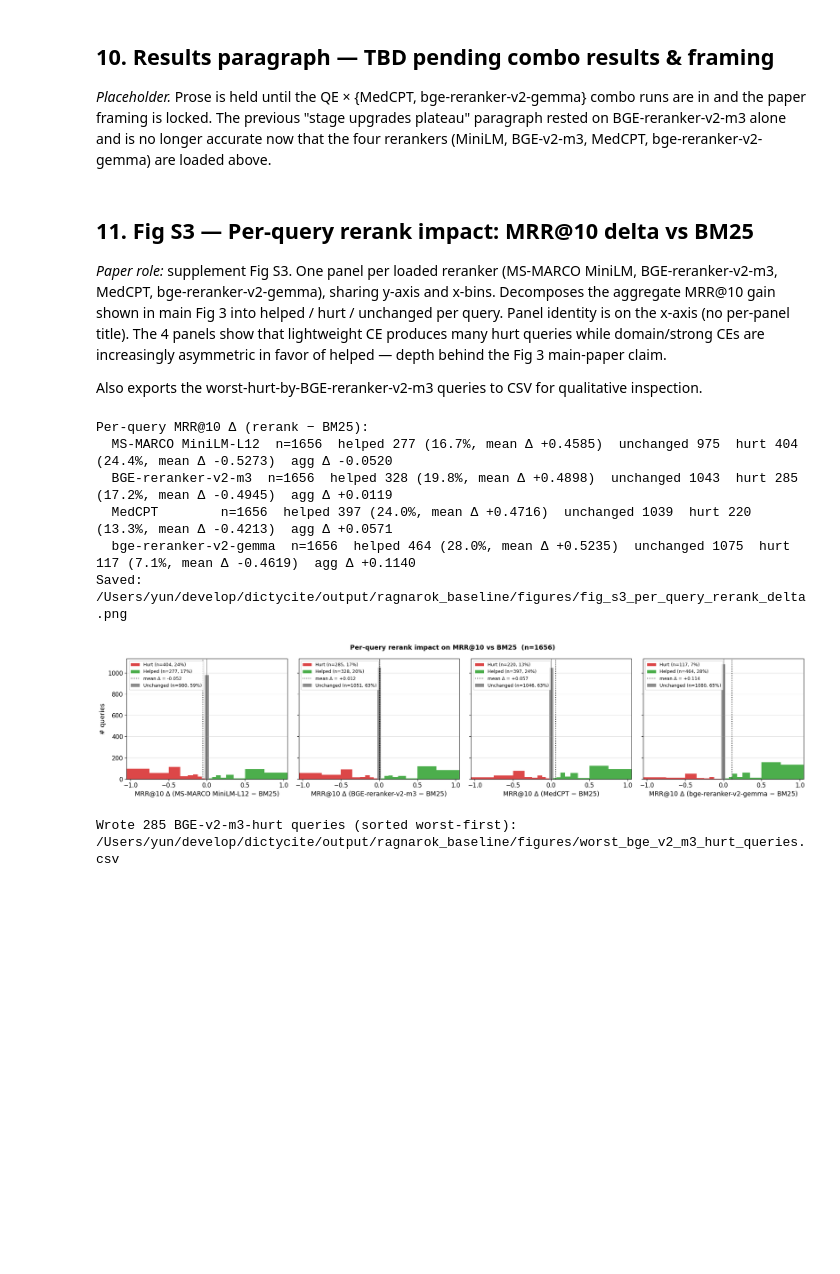
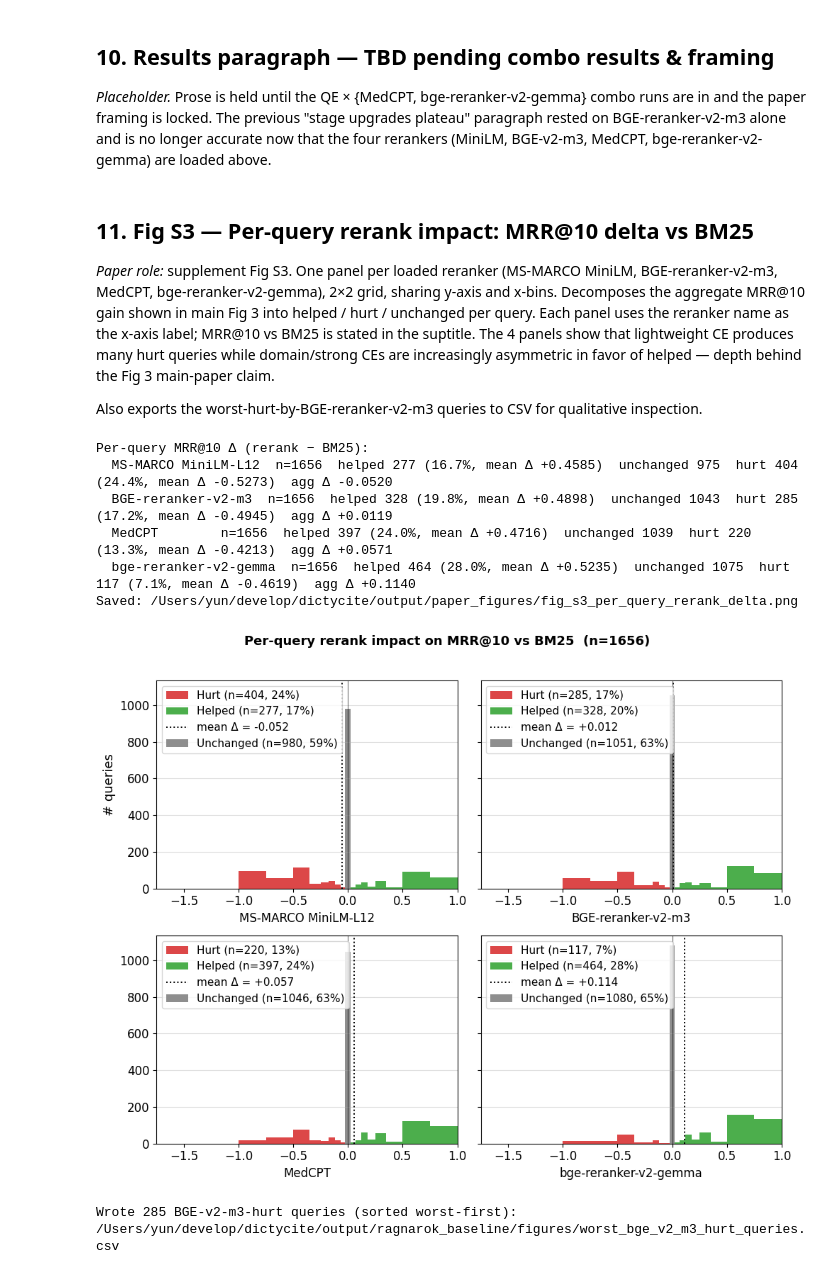
Before and after one commit to fulaibaowang/dictycite, a Jupyter notebook: notebooks/ragnarok_comparison.ipynb, the cells around one changed output. Drawn from its saved outputs; the diff is of its cells as text; code cells hidden in the pictures; blank space fills up the shorter version.

```diff
--- a/notebooks/ragnarok_comparison.ipynb
+++ b/notebooks/ragnarok_comparison.ipynb
@@ -620,9 +620,10 @@ above.
 ## 11. Fig S3 — Per-query rerank impact: MRR@10 delta vs BM25
 
 *Paper role:* supplement Fig S3. One panel per loaded reranker (MS-MARCO
-MiniLM, BGE-reranker-v2-m3, MedCPT, bge-reranker-v2-gemma), sharing y-axis and x-bins.
+MiniLM, BGE-reranker-v2-m3, MedCPT, bge-reranker-v2-gemma), 2×2 grid, sharing y-axis and x-bins.
 Decomposes the aggregate MRR@10 gain shown in main Fig 3 into helped /
-hurt / unchanged per query. Panel identity is on the x-axis (no per-panel title).
+hurt / unchanged per query. Each panel uses the reranker name as the x-axis label;
+MRR@10 vs BM25 is stated in the suptitle.
 The 4 panels show that lightweight CE produces
 many hurt queries while domain/strong CEs are increasingly asymmetric in
 favor of helped — depth behind the Fig 3 main-paper claim.
@@ -639,9 +640,13 @@ def _delta_arrays(rerank_run: dict[str, list[str]], k: int = 10):
 
 
 bins = np.concatenate([
-    np.array([-1.05, -0.75, -0.5, -0.35, -0.25, -0.18, -0.12, -0.07, -0.025]),
-    np.array([0.025, 0.07, 0.12, 0.18, 0.25, 0.35, 0.5, 0.75, 1.05]),
+    # Edges at exactly ±1: MRR deltas lie in [-1, 1]; wider edges (e.g. -1.05) draw bars past ±1.
+    np.array([-1.0, -0.75, -0.5, -0.35, -0.25, -0.18, -0.12, -0.07, -0.025]),
+    np.array([0.025, 0.07, 0.12, 0.18, 0.25, 0.35, 0.5, 0.75, 1.0]),
 ])
+
+# Horizontal range for ΔMRR: slightly wider left than bins gives margin so upper-left legend clears the x≈0 spike.
+FIG_S3_XLIM = (-1.75, 1.0)
 
 fig1b_panels_all = [
     ("frida_ms_marco_minilm_ce", "MS-MARCO MiniLM-L12"),
@@ -652,9 +657,21 @@ fig1b_panels_all = [
 fig1b_panels = [(k, l) for k, l in fig1b_panels_all if k in runs]
 
 n_panels = len(fig1b_panels)
-fig, axes = plt.subplots(1, n_panels, figsize=(5.0 * n_panels, 4.5), sharey=True)
-if n_panels == 1:
-    axes = [axes]
+# 2×2 when four rerankers are present; fall back to a flat row if fewer.
+if n_panels <= 1:
+    fig, axes = plt.subplots(1, max(n_panels, 1), figsize=(5.5, 4.5), sharey=True)
+    axes = np.atleast_1d(axes).ravel().tolist()
+elif n_panels == 4:
+    fig, axes = plt.subplots(2, 2, figsize=(10, 8), sharey=True)
+    axes = axes.ravel().tolist()
+else:
+    ncols = min(2, n_panels)
+    nrows = int(np.ceil(n_panels / ncols))
+    fig, axes_arr = plt.subplots(nrows, ncols, figsize=(5.5 * ncols, 4.5 * nrows), sharey=True)
+    axes_flat = np.atleast_1d(axes_arr).ravel()
+    for j in range(n_panels, len(axes_flat)):
+        axes_flat[j].set_visible(False)
+    axes = axes_flat[:n_panels].tolist()
 
 print("Per-query MRR@10 Δ (rerank − BM25):")
 for ax, (rerank_key, short_label) in zip(axes, fig1b_panels):
@@ -683,41 +700,43 @@ for ax, (rerank_key, short_label) in zip(axes, fig1b_panels):
         deltas[hurt_m], bins=bins, color="#d62728", alpha=0.85,
         label=f"Hurt (n={n_hurt}, {n_hurt/n_total:.0%})",
     )
     ax.hist(
         deltas[help_m], bins=bins, color="#2ca02c", alpha=0.85,
         label=f"Helped (n={n_helped}, {n_helped/n_total:.0%})",
     )
     n_neutral = int(neutral_m.sum())
     ax.bar(
         [0], [n_neutral], width=0.05, color="#888888", alpha=0.95,
         label=f"Unchanged (n={n_neutral}, {n_neutral/n_total:.0%})",
     )
     ax.axvline(0, color="black", linewidth=0.8, alpha=0.6)
-    ax.axvline(mean_overall, color="black", linestyle=":", linewidth=1.4,
-               label=f"mean Δ = {mean_overall:+.3f}")
-    ax.set_xlabel(f"MRR@10 Δ ({short_label} − BM25)")
-    ax.set_xlim(-1.05, 1.05)
+    ax.axvline(
+        mean_overall, color="black", linestyle=":", linewidth=1.4,
+        label=f"mean Δ = {mean_overall:+.3f}",
+    )
+    ax.set_xlabel(short_label, fontsize=12)
+    ax.set_xlim(*FIG_S3_XLIM)
     ax.grid(True, axis="y", alpha=0.4)
-    ax.legend(fontsize=9, loc="upper left")
+    ax.legend(fontsize=11, loc="upper left")
 
 axes[0].set_ylabel("# queries")
 fig.suptitle(
     f"Per-query rerank impact on MRR@10 vs BM25  (n={len(qrels)})",
     fontsize=13, fontweight="bold",
 )
-plt.tight_layout()
+plt.tight_layout(rect=[0, 0, 1, 0.96])
 fig1b_path = paper_figures_dir / "fig_s3_per_query_rerank_delta.png"
 plt.savefig(fig1b_path, dpi=150, bbox_inches="tight")
 print("Saved:", fig1b_path)
 plt.show()
 # %% [output]
 Per-query MRR@10 Δ (rerank − BM25):
   MS-MARCO MiniLM-L12  n=1656  helped 277 (16.7%, mean Δ +0.4585)  unchanged 975  hurt 404 (24.4%, mean Δ -0.5273)  agg Δ -0.0520
   BGE-reranker-v2-m3  n=1656  helped 328 (19.8%, mean Δ +0.4898)  unchanged 1043  hurt 285 (17.2%, mean Δ -0.4945)  agg Δ +0.0119
   MedCPT        n=1656  helped 397 (24.0%, mean Δ +0.4716)  unchanged 1039  hurt 220 (13.3%, mean Δ -0.4213)  agg Δ +0.0571
   bge-reranker-v2-gemma  n=1656  helped 464 (28.0%, mean Δ +0.5235)  unchanged 1075  hurt 117 (7.1%, mean Δ -0.4619)  agg Δ +0.1140
-Saved: /Users/yun/develop/dictycite/output/ragnarok_baseline/figures/fig_s3_per_query_rerank_delta.png
+Saved: /Users/yun/develop/dictycite/output/paper_figures/fig_s3_per_query_rerank_delta.png
-[figure, old version]
+[figure, new version]
 # %%
 # Worst-hurt-by-BGE-reranker-v2-m3 queries → CSV for qualitative inspection.
 def _load_query_text_and_rel_abstracts_by_qid(
```
Also changed, not shown: parts of 2 cells of this notebook, 7 other files.
